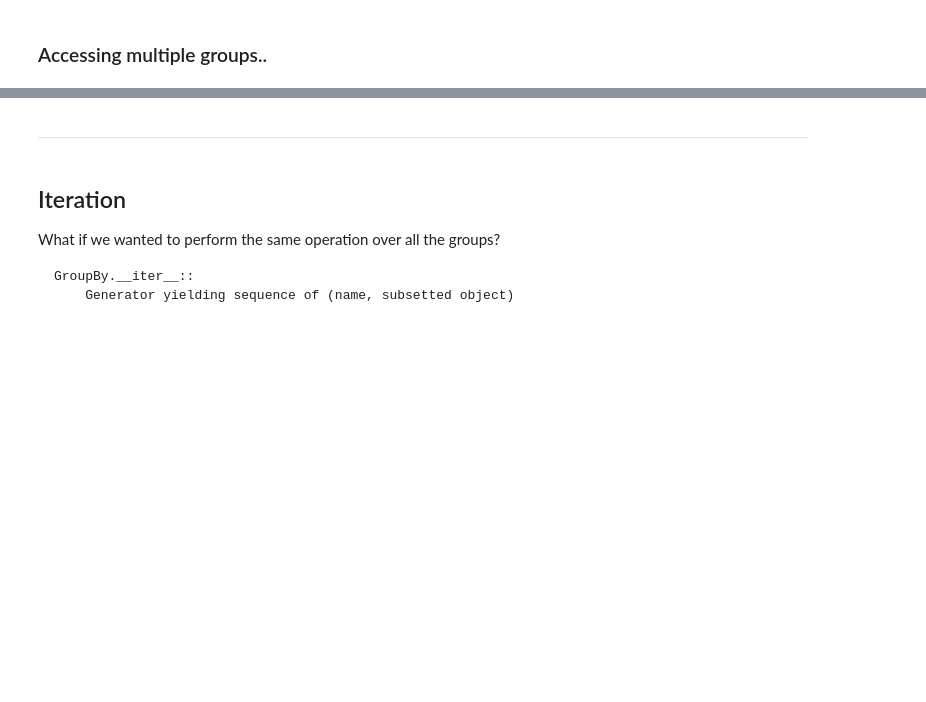
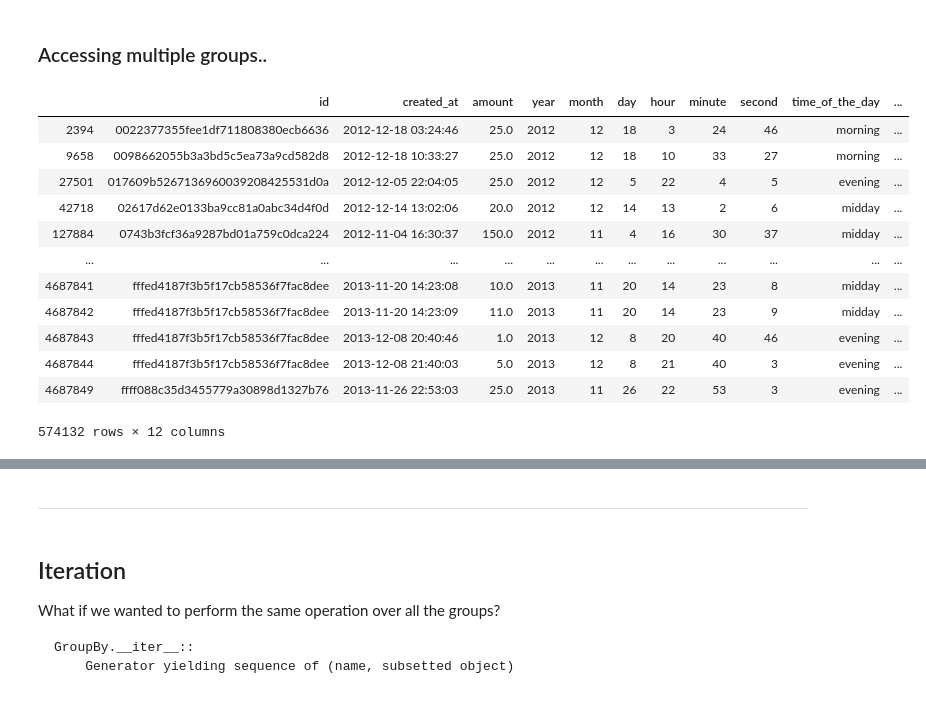
Before and after one commit to taylorperkins/da1-python-clinic, a Jupyter notebook: notebooks/09_28_2019/group_bys.ipynb, the cells around one changed output, grey strips where cells are left out. Drawn from its saved outputs; the diff is of its cells as text; code cells hidden in the pictures; blank space fills up the shorter version.

```diff
--- a/notebooks/09_28_2019/group_bys.ipynb
+++ b/notebooks/09_28_2019/group_bys.ipynb
@@ -66,4 +141,23 @@ donations.loc[yearly_groupby.groups[2012], :]
 # %% [markdown]
 ### Accessing multiple groups..
+# %%
+df_2012 = yearly_groupby.get_group(2012)
+df_2013 = yearly_groupby.get_group(2013)
+
+pd.concat([df_2012, df_2013])
+# %% [output]
+|  | id | created_at | amount | year | month | day | hour | minute | second | time_of_the_day | ... |
+| 2394 | 0022377355fee1df711808380ecb6636 | 2012-12-18 03:24:46 | 25.0 | 2012 | 12 | 18 | 3 | 24 | 46 | morning | ... |
+| 9658 | 0098662055b3a3bd5c5ea73a9cd582d8 | 2012-12-18 10:33:27 | 25.0 | 2012 | 12 | 18 | 10 | 33 | 27 | morning | ... |
+| 27501 | 017609b5267136960039208425531d0a | 2012-12-05 22:04:05 | 25.0 | 2012 | 12 | 5 | 22 | 4 | 5 | evening | ... |
+| 42718 | 02617d62e0133ba9cc81a0abc34d4f0d | 2012-12-14 13:02:06 | 20.0 | 2012 | 12 | 14 | 13 | 2 | 6 | midday | ... |
+| 127884 | 0743b3fcf36a9287bd01a759c0dca224 | 2012-11-04 16:30:37 | 150.0 | 2012 | 11 | 4 | 16 | 30 | 37 | midday | ... |
+| ... | ... | ... | ... | ... | ... | ... | ... | ... | ... | ... | ... |
+| 4687841 | fffed4187f3b5f17cb58536f7fac8dee | 2013-11-20 14:23:08 | 10.0 | 2013 | 11 | 20 | 14 | 23 | 8 | midday | ... |
+| 4687842 | fffed4187f3b5f17cb58536f7fac8dee | 2013-11-20 14:23:09 | 11.0 | 2013 | 11 | 20 | 14 | 23 | 9 | midday | ... |
+| 4687843 | fffed4187f3b5f17cb58536f7fac8dee | 2013-12-08 20:40:46 | 1.0 | 2013 | 12 | 8 | 20 | 40 | 46 | evening | ... |
+| 4687844 | fffed4187f3b5f17cb58536f7fac8dee | 2013-12-08 21:40:03 | 5.0 | 2013 | 12 | 8 | 21 | 40 | 3 | evening | ... |
+| 4687849 | ffff088c35d3455779a30898d1327b76 | 2013-11-26 22:53:03 | 25.0 | 2013 | 11 | 26 | 22 | 53 | 3 | evening | ... |
+574132 rows × 12 columns
 # %%
 # add the sets of indices together into one list
```
Also changed, not shown: parts of 29 cells of this notebook, 3 other files.
